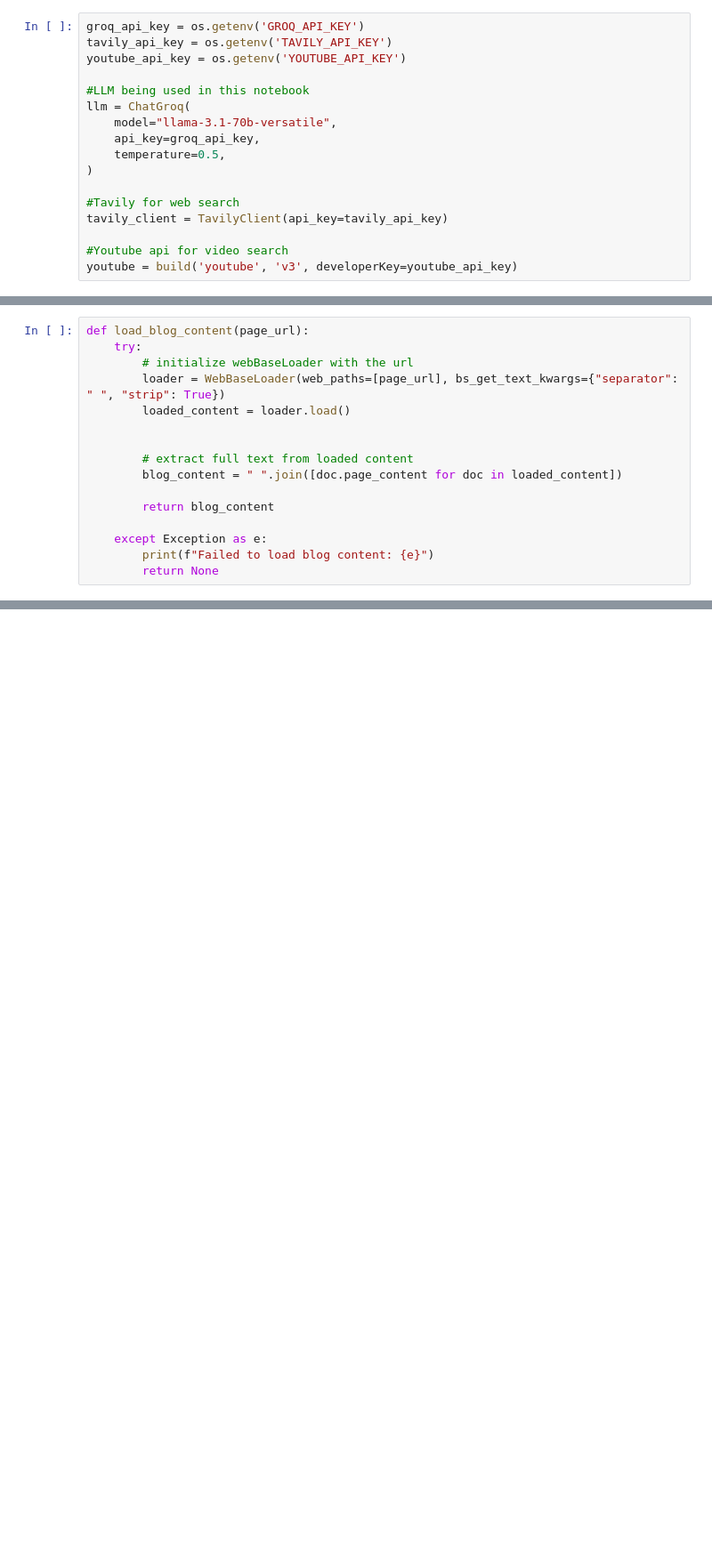
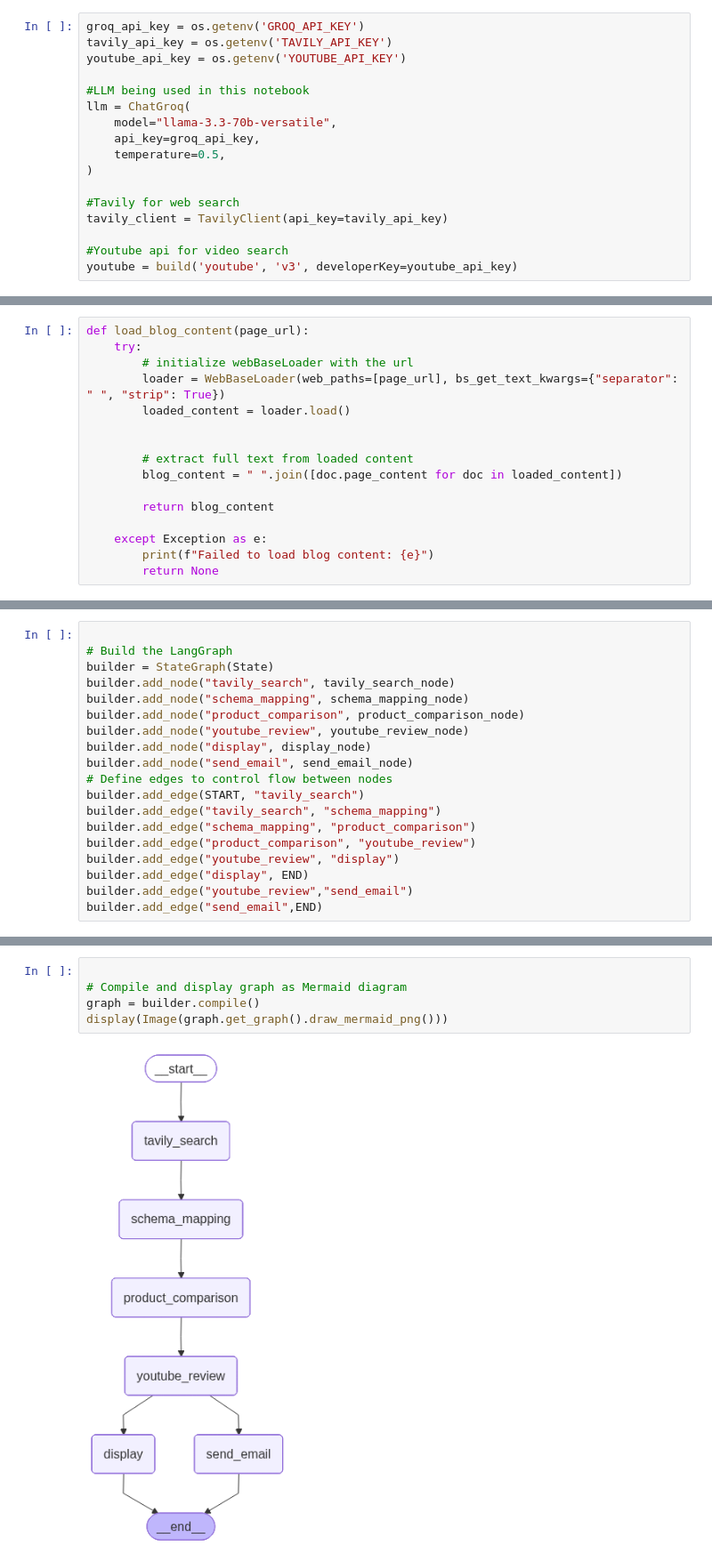
Before and after one commit to Sandeep-singh-99/langchain-crash-course, a Jupyter notebook: GenAI_Agents/ShopGenie.ipynb, the cells around one changed output, grey strips where cells are left out. Shown at 89% size. Saved outputs shown, nothing was run; the diff lists cells and outputs as text; blank space fills up the shorter version.

Commit message:
feat: Update LLM model to llama-3.3-70b-versatile and add core nodes for Tavily search, schema mapping, and product comparison.

```diff
--- a/GenAI_Agents/ShopGenie.ipynb
+++ b/GenAI_Agents/ShopGenie.ipynb
@@ -51,7 +51,7 @@ youtube_api_key = os.getenv('YOUTUBE_API_KEY')
 
 #LLM being used in this notebook
 llm = ChatGroq(
-    model="llama-3.1-70b-versatile",
+    model="llama-3.3-70b-versatile",
     api_key=groq_api_key,
     temperature=0.5,
 )
@@ -244,0 +534,19 @@ def load_blog_content(page_url):
+# %%
+
+# Build the LangGraph
+builder = StateGraph(State)
+builder.add_node("tavily_search", tavily_search_node)
+builder.add_node("schema_mapping", schema_mapping_node)
+builder.add_node("product_comparison", product_comparison_node)
+builder.add_node("youtube_review", youtube_review_node)
+builder.add_node("display", display_node)
+builder.add_node("send_email", send_email_node)
+# Define edges to control flow between nodes
+builder.add_edge(START, "tavily_search")
+builder.add_edge("tavily_search", "schema_mapping")
+builder.add_edge("schema_mapping", "product_comparison")
+builder.add_edge("product_comparison", "youtube_review")
+builder.add_edge("youtube_review", "display")
+builder.add_edge("display", END)
+builder.add_edge("youtube_review","send_email")
+builder.add_edge("send_email",END)
@@ -244,0 +557,7 @@ def load_blog_content(page_url):
+# %%
+
+# Compile and display graph as Mermaid diagram
+graph = builder.compile()
+display(Image(graph.get_graph().draw_mermaid_png()))
+# %% [output]
+[figure, added]
```
Also changed, not shown: parts of 7 cells of this notebook.
